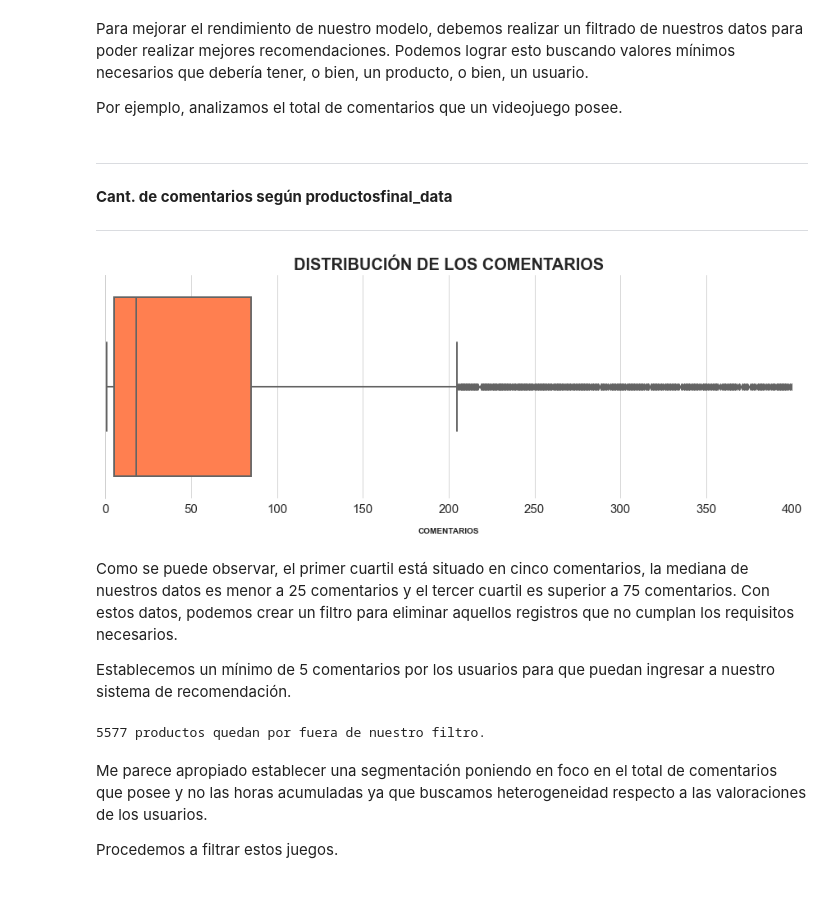
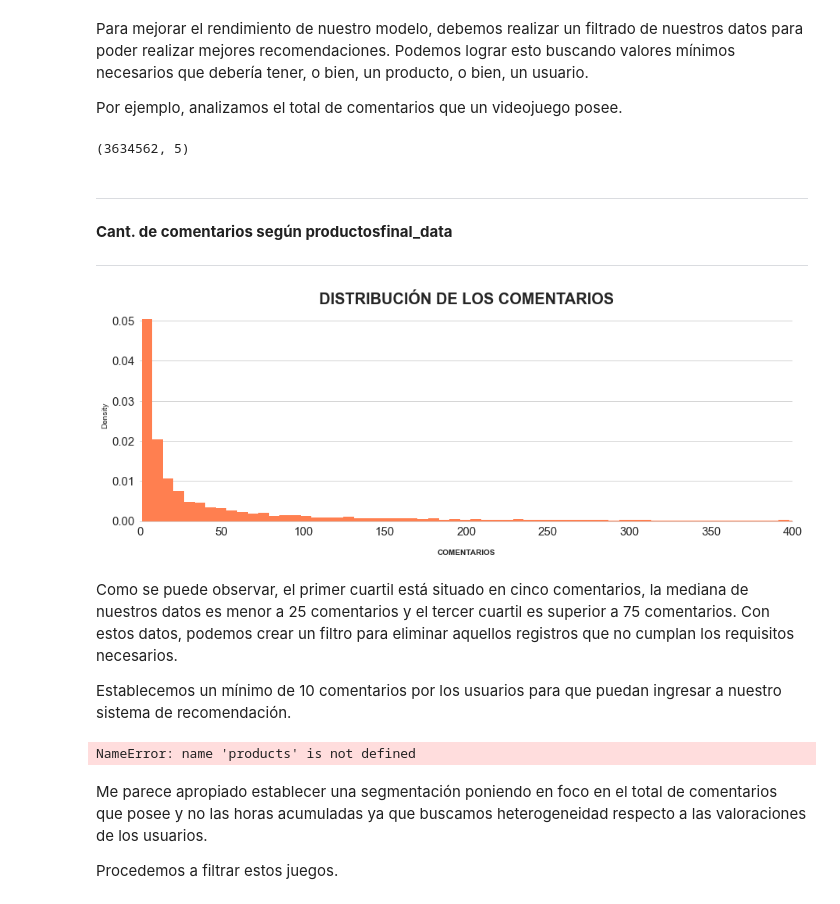
Before and after one commit to aaerror/Steam, a Jupyter notebook: Proyecto 03.ipynb, the cells around one changed output. Cells and saved outputs as stored; diff of their text form; code cells hidden in the pictures.

```diff
--- a/Proyecto 03.ipynb
+++ b/Proyecto 03.ipynb
@@ -1948,4 +1930,0 @@ Nuestra variable que nos va a ayudar a predecir las recomendaciones es el atribu
-# %%
-horas = reviews_games['Cant. horas'].values
-scale = RobustScaler().fit_transform(horas.reshape(-1,1))
-reviews_games['Hours scale'] = scale
@@ -2096,35 +2073,39 @@ Para mejorar el rendimiento de nuestro modelo, debemos realizar un filtrado de n
 
 Por ejemplo, analizamos el total de comentarios que un videojuego posee.
 # %%
-final_data = rs_data.copy()
+data = rs_data.copy()
+data.shape
+# %% [output]
+(3634562, 5)
 # %% [markdown]
 ---
 **Cant. de comentarios según productosfinal_data**
 
 ---
 # %%
-comentarios = final_data.groupby('GameID').agg(TotalComentarios=pd.NamedAgg(column='UsuarioID', aggfunc='count'))
+products = data.groupby('GameID').agg(TotalComentarios=pd.NamedAgg(column='UsuarioID', aggfunc='count'))
 
 # Gráfica
 plt.figure(figsize=(15,5))
-sns.boxplot(x='TotalComentarios', data=comentarios, color='Coral', linewidth=2, saturation=1)
+sns.histplot(x='TotalComentarios', data=products, alpha=1, color='Coral', stat='density')
 plt.title('Distribución de los comentarios'.upper(), fontsize=20, fontweight='bold')
 plt.tick_params(labelsize=15)
 plt.xlabel('Comentarios'.upper(), fontsize=10, fontweight='bold', labelpad=15)
 plt.xlim(0,400)
-sns.despine(bottom=True)
+plt.grid(axis='x')
+sns.despine(left=True)
 plt.show()
 # %% [output]
-[figure, old version]
+[figure, new version]
 # %% [markdown]
 Como se puede observar, el primer cuartil está situado en cinco comentarios, la mediana de nuestros datos es menor a 25 comentarios y el tercer cuartil es superior a 75 comentarios. Con estos datos, podemos crear un filtro para eliminar aquellos registros que no cumplan los requisitos necesarios.
 
-Establecemos un mínimo de 5 comentarios por los usuarios para que puedan ingresar a nuestro sistema de recomendación.
+Establecemos un mínimo de 10 comentarios por los usuarios para que puedan ingresar a nuestro sistema de recomendación.
 # %%
-arafue = comentarios.query('TotalComentarios < 10').shape[0]
-print(f'{ arafue } productos quedan por fuera de nuestro filtro.')
+arafue = products.query('(TotalComentarios < 10)')
+print(f'{ len(arafue) } productos quedan por fuera de nuestro filtro.')
 # %% [output]
-5577 productos quedan por fuera de nuestro filtro.
+NameError: name 'products' is not defined
 # %% [markdown]
 Me parece apropiado establecer una segmentación poniendo en foco en el total de comentarios que posee y no las horas acumuladas ya que buscamos heterogeneidad respecto a las valoraciones de los usuarios.
 
```
Also changed, not shown: parts of 20 cells of this notebook.
